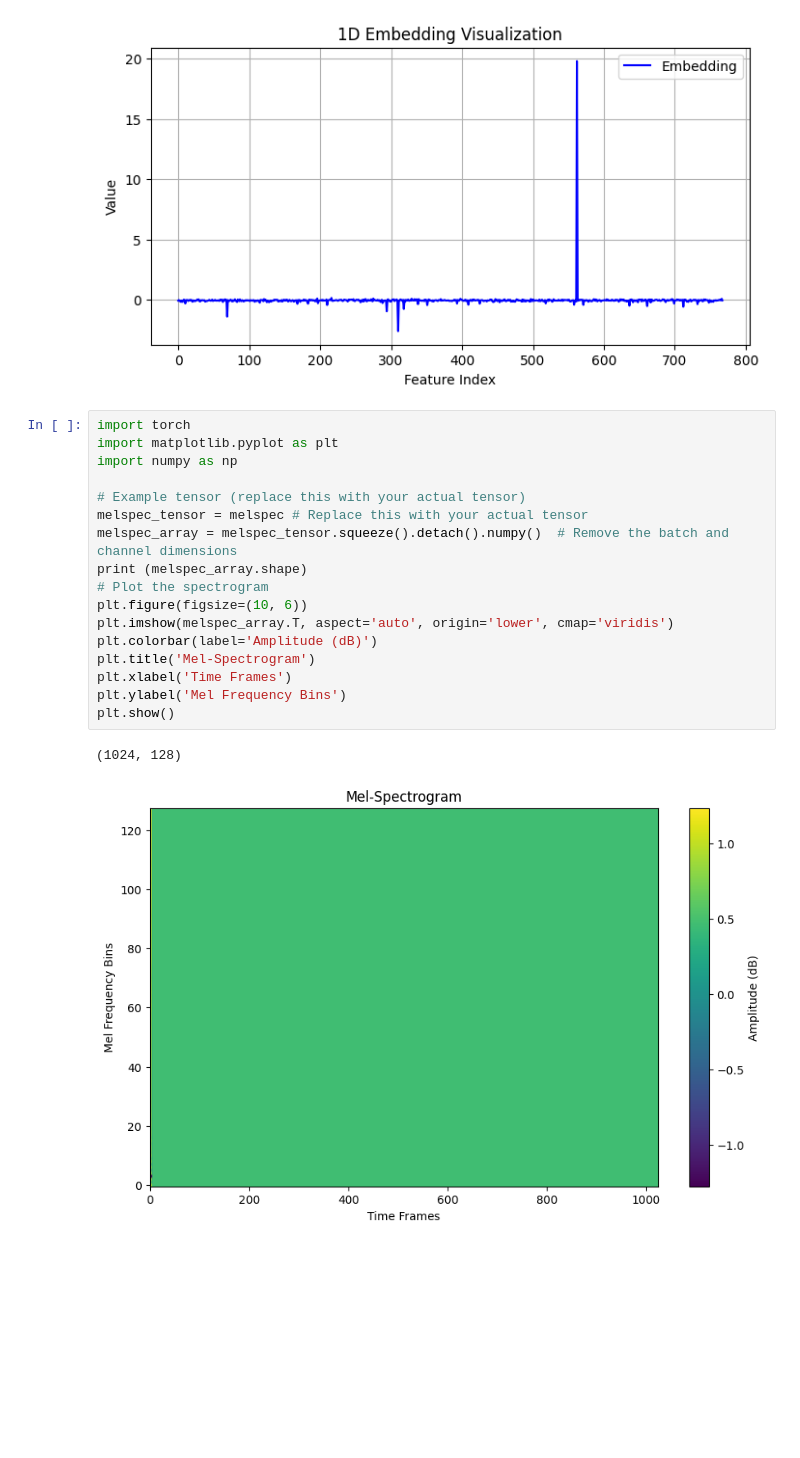
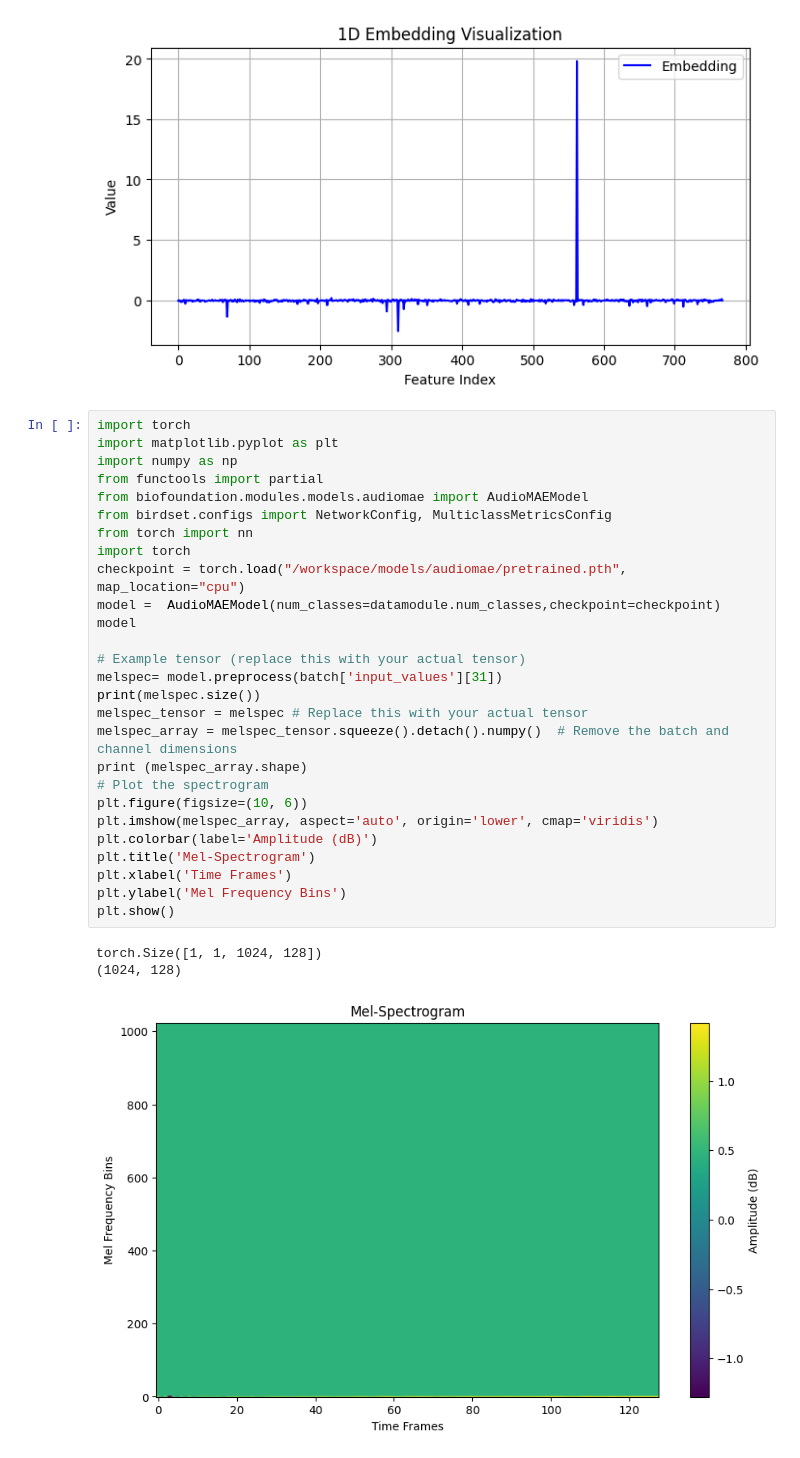
Before and after one commit to DBD-research-group/BioFoundation, a Jupyter notebook: notebooks/development/test_audiomae.ipynb, the cells around one changed output. Saved outputs shown, nothing was run; the diff lists cells and outputs as text; blank space fills up the shorter version.

Commit message:
check input size and spectogram visualization

```diff
--- a/notebooks/development/test_audiomae.ipynb
+++ b/notebooks/development/test_audiomae.ipynb
@@ -151,20 +196,31 @@ plt.show()
 # %%
 import torch
 import matplotlib.pyplot as plt
 import numpy as np
+from functools import partial
+from biofoundation.modules.models.audiomae import AudioMAEModel
+from birdset.configs import NetworkConfig, MulticlassMetricsConfig
+from torch import nn
+import torch
+checkpoint = torch.load("/workspace/models/audiomae/pretrained.pth", map_location="cpu")
+model =  AudioMAEModel(num_classes=datamodule.num_classes,checkpoint=checkpoint)
+model
 
 # Example tensor (replace this with your actual tensor)
+melspec= model.preprocess(batch['input_values'][31])
+print(melspec.size())
 melspec_tensor = melspec # Replace this with your actual tensor
 melspec_array = melspec_tensor.squeeze().detach().numpy()  # Remove the batch and channel dimensions
 print (melspec_array.shape)
 # Plot the spectrogram
 plt.figure(figsize=(10, 6))
-plt.imshow(melspec_array.T, aspect='auto', origin='lower', cmap='viridis')
+plt.imshow(melspec_array, aspect='auto', origin='lower', cmap='viridis')
 plt.colorbar(label='Amplitude (dB)')
 plt.title('Mel-Spectrogram')
 plt.xlabel('Time Frames')
 plt.ylabel('Mel Frequency Bins')
 plt.show()
 # %% [output]
+torch.Size([1, 1, 1024, 128])
 (1024, 128)
-[figure, old version]
+[figure, new version]
```
Also changed, not shown: parts of 10 cells of this notebook.
